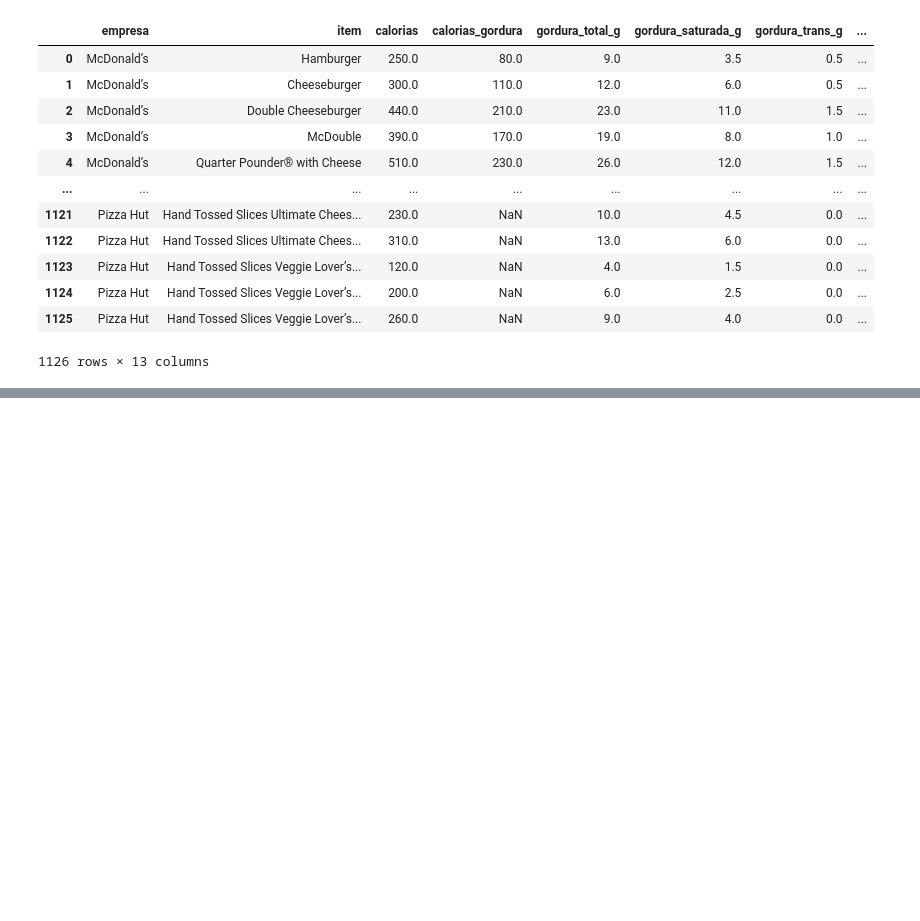
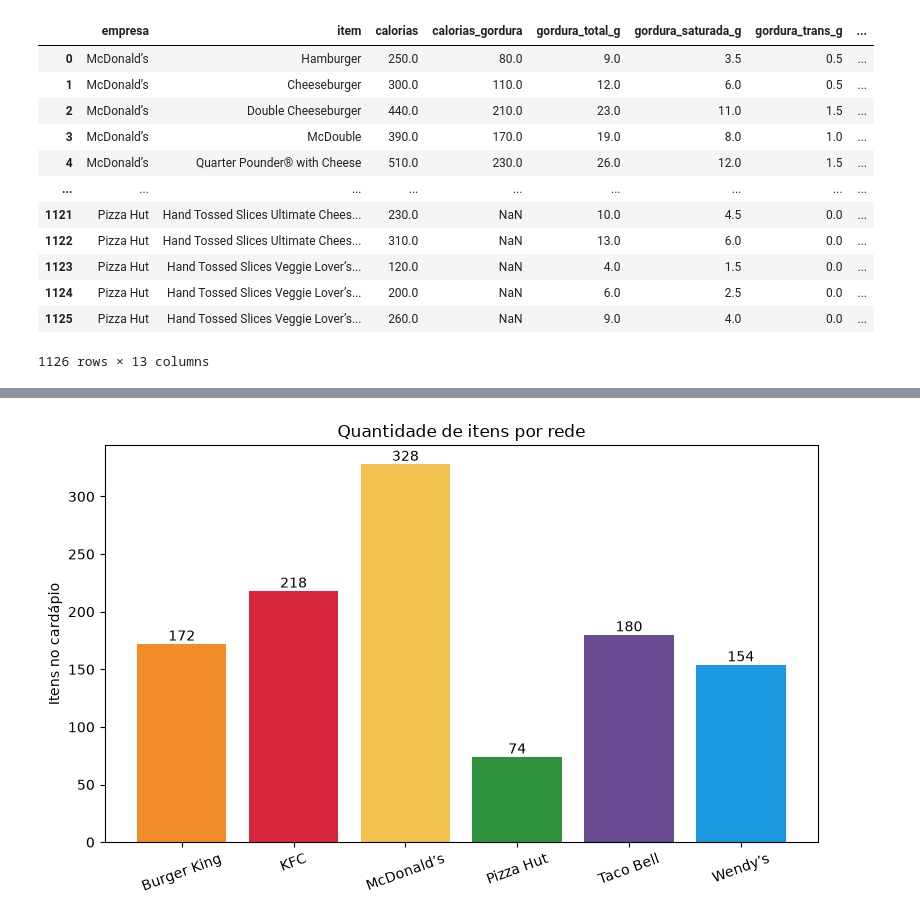
Before and after one commit to eduardoeloi7/LP5revisao, a Jupyter notebook: notebooks/atividade_sala2.ipynb, the cells around one changed output, grey strips where cells are left out. Cells and saved outputs as stored; diff of their text form; code cells hidden in the pictures; blank space fills up the shorter version.

```diff
--- a/notebooks/atividade_sala2.ipynb
+++ b/notebooks/atividade_sala2.ipynb
@@ -273,0 +343,4 @@ df
+# %%
+colunas = ["calorias", "gordura_total_g", "gordura_saturada_g", "colesterol_mg",
+           "sodio_mg", "carboidratos_g", "fibras_g", "acucares_g", "proteina_g"]
+d = df.dropna(subset=colunas).copy()
@@ -273,0 +354,4 @@ df
+# %%
+codificador = LabelEncoder()
+d["empresa_cod"] = codificador.fit_transform(d["empresa"].astype(str))
+d[["empresa", "empresa_cod"]].drop_duplicates().sort_values("empresa_cod")
@@ -273,0 +594,6 @@ df
+# %%
+import matplotlib.pyplot as plt
+from sklearn.metrics import confusion_matrix
+
+redes = list(codificador.classes_)
+cores = ["#F28C28", "#D7263D", "#F2C14E", "#2E933C", "#6A4C93", "#1B98E0"]
@@ -273,0 +607,14 @@ df
+# %%
+contagem = df["empresa"].value_counts().reindex(redes)
+
+plt.figure(figsize=(8, 5))
+plt.bar(redes, contagem.values, color=cores)
+plt.title("Quantidade de itens por rede")
+plt.ylabel("Itens no cardápio")
+plt.xticks(rotation=20)
+for i, v in enumerate(contagem.values):
+    plt.text(i, v + 3, str(v), ha="center")
+plt.tight_layout()
+plt.show()
+# %% [output]
+[figure, added]
```
Also changed, not shown: parts of 57 cells of this notebook, 4 other files.
